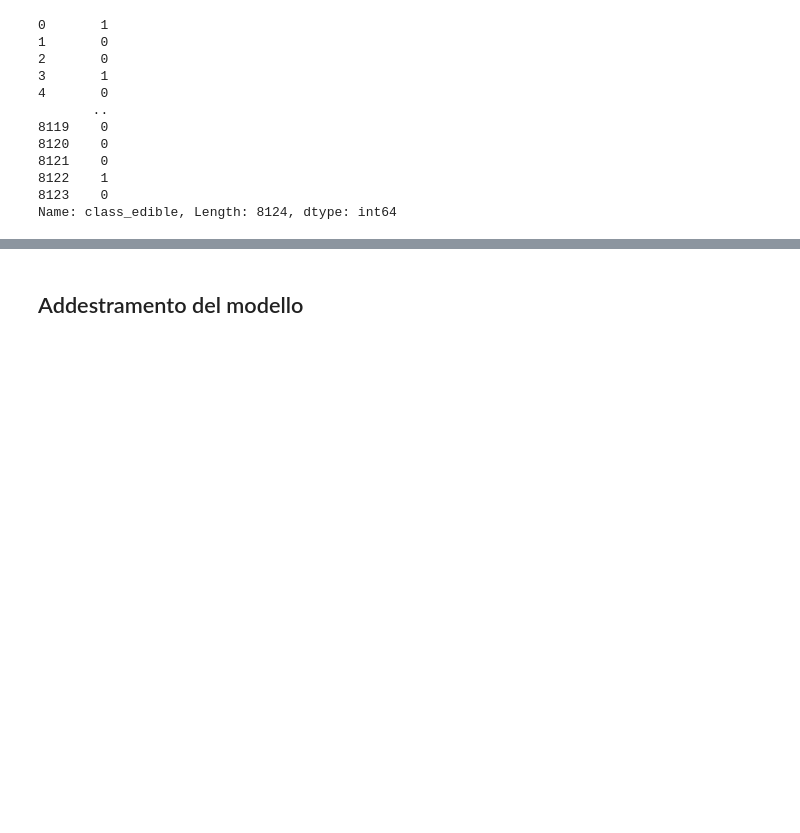
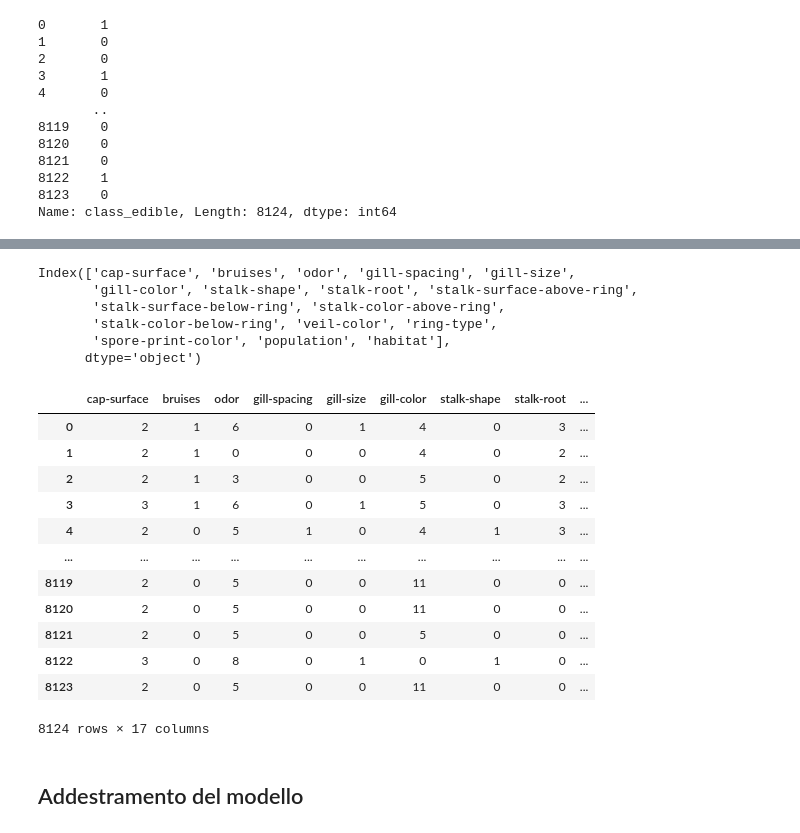
Before and after one commit to FedericoGaglio/Mushroom, a Jupyter notebook: Mushroom.ipynb, the cells around one changed output, grey strips where cells are left out. Drawn from its saved outputs; the diff is of its cells as text; code cells hidden in the pictures; blank space fills up the shorter version.

Commit message:
aggiunta features selection

```diff
--- a/Mushroom.ipynb
+++ b/Mushroom.ipynb
@@ -158,3 +175,42 @@ Name: class_edible, Length: 8124, dtype: int64
+# %%
+from sklearn.feature_selection import SelectFromModel
+from sklearn.linear_model import Lasso
+
+
+sfm=SelectFromModel(Lasso(max_iter=100000, alpha=0.01))
+sfm.fit(X, y)
+
+sfm.get_support()
+
+selected_Lasso= X.columns[(sfm.get_support())]
+
+
+#len(selected_Lasso)
+selected_Lasso
+# %% [output]
+Index(['cap-surface', 'bruises', 'odor', 'gill-spacing', 'gill-size',
+       'gill-color', 'stalk-shape', 'stalk-root', 'stalk-surface-above-ring',
+       'stalk-surface-below-ring', 'stalk-color-above-ring',
+       'stalk-color-below-ring', 'veil-color', 'ring-type',
+       'spore-print-color', 'population', 'habitat'],
+      dtype='object')
+# %%
+X = X[selected_Lasso]
+X
+# %% [output]
+|  | cap-surface | bruises | odor | gill-spacing | gill-size | gill-color | stalk-shape | stalk-root | ... |
+| 0 | 2 | 1 | 6 | 0 | 1 | 4 | 0 | 3 | ... |
+| 1 | 2 | 1 | 0 | 0 | 0 | 4 | 0 | 2 | ... |
+| 2 | 2 | 1 | 3 | 0 | 0 | 5 | 0 | 2 | ... |
+| 3 | 3 | 1 | 6 | 0 | 1 | 5 | 0 | 3 | ... |
+| 4 | 2 | 0 | 5 | 1 | 0 | 4 | 1 | 3 | ... |
+| ... | ... | ... | ... | ... | ... | ... | ... | ... | ... |
+| 8119 | 2 | 0 | 5 | 0 | 0 | 11 | 0 | 0 | ... |
+| 8120 | 2 | 0 | 5 | 0 | 0 | 11 | 0 | 0 | ... |
+| 8121 | 2 | 0 | 5 | 0 | 0 | 5 | 0 | 0 | ... |
+| 8122 | 3 | 0 | 8 | 0 | 1 | 0 | 1 | 0 | ... |
+| 8123 | 2 | 0 | 5 | 0 | 0 | 11 | 0 | 0 | ... |
+8124 rows × 17 columns
 # %% [markdown]
 ## Addestramento del modello
 # %% [markdown]
```
Also changed, not shown: parts of 3 cells of this notebook.
